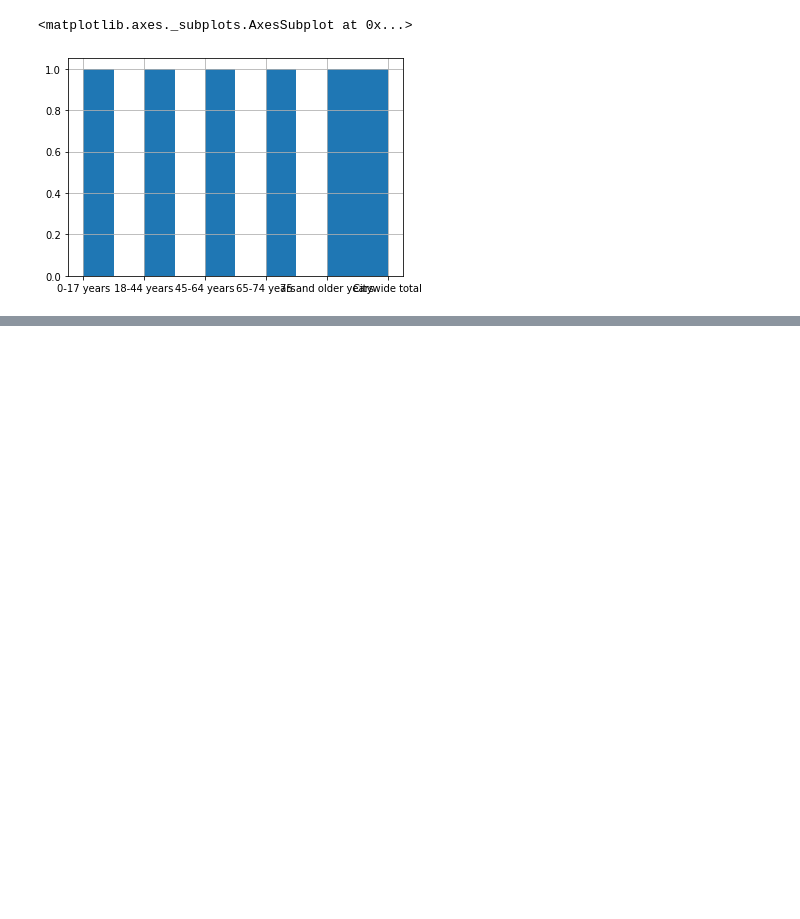
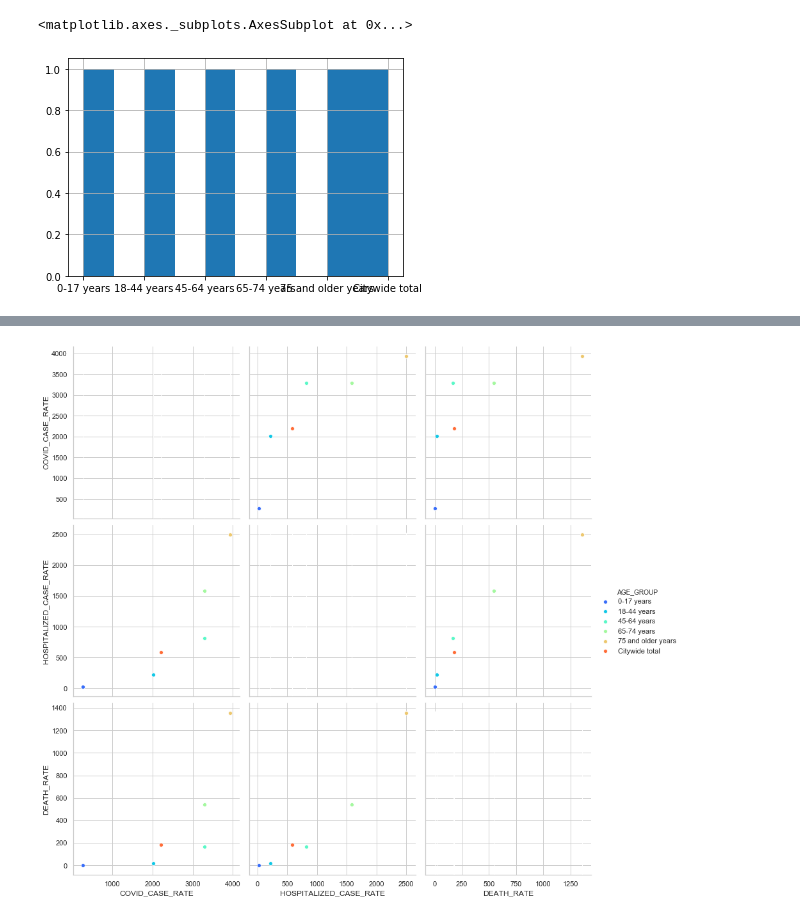
Before and after one commit to KruShahDS1/MEGACITY-NYC-COVID19-iMPACT, a Jupyter notebook: Data Visualization/NYC COVID-19.ipynb, the cells around one changed output, grey strips where cells are left out. Saved outputs shown, nothing was run; the diff lists cells and outputs as text; code cells hidden in the pictures; blank space fills up the shorter version.

```diff
--- a/Data Visualization/NYC COVID-19.ipynb
+++ b/Data Visualization/NYC COVID-19.ipynb
@@ -131,0 +147,6 @@ SyntaxError: invalid syntax (<ipython-input-78-e77930cbf703>, line 3)
+# %%
+sns.pairplot(df2,
+             vars = ['COVID_CASE_RATE', 'HOSPITALIZED_CASE_RATE', 'DEATH_RATE'],
+             hue = 'AGE_GROUP', diag_kind = 'hist', height = 4, palette = 'rainbow');
+# %% [output]
+[figure, added]
```
Also changed, not shown: parts of 19 cells of this notebook.
